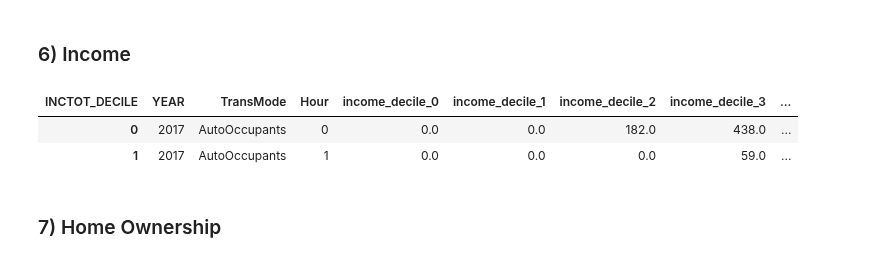
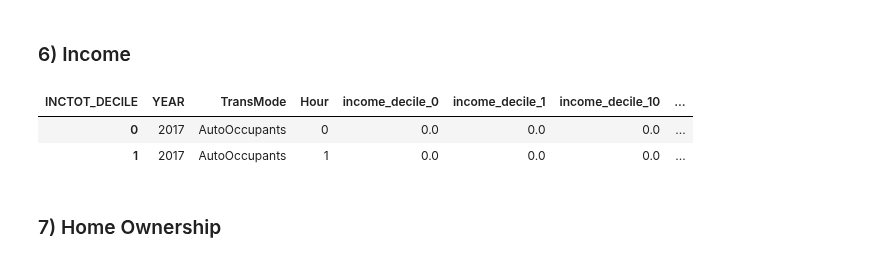
Before and after one commit to BNewborn/mobility-electrification, a Jupyter notebook: 01_DataExploration_and_Engineering/02_IPUMS_DataCleaning.ipynb, the cells around one changed output. Saved outputs shown, nothing was run; the diff lists cells and outputs as text; code cells hidden in the pictures.

```diff
--- a/01_DataExploration_and_Engineering/02_IPUMS_DataCleaning.ipynb
+++ b/01_DataExploration_and_Engineering/02_IPUMS_DataCleaning.ipynb
@@ -188,34 +188,34 @@ total_people_by_health_binaries.head(2)
 # %%
 ### Income binned into deciles using weighted (via PERWT) 2019 incomes
 # https://www.statsmodels.org/stable/generated/statsmodels.stats.weightstats.DescrStatsW.html
 
 weighted_income_stats = DescrStatsW(ipums_df[ipums_df["YEAR"]==2019]['INCTOT'],weights=ipums_df[ipums_df["YEAR"]==2019]["PERWT"])
 #https://statisticalatlas.com/region/Northeast/Household-Income - Numbers match other sources
 income_bucket_limits = weighted_income_stats.quantile([x for x in np.arange(0,1,0.1)],return_pandas=False)
 
 def bucket_incomes(income):
     for list_idx, amt in enumerate(income_bucket_limits):
         if income <= amt:
             return f"income_decile_{list_idx}"
-    return f"income_quintile_{list_idx}"
+    return f"income_decile_{list_idx+1}"
 
 ipums_df['INCTOT_DECILE']=ipums_df["INCTOT"].apply(bucket_incomes)
 total_people_by_tranmode_hour_incomedecile_ct = \
 ipums_df.groupby(by=["YEAR","TRANWORK_HBDMATCH","ARRIVES_HOUR","INCTOT_DECILE"])\
     .agg({"PERWT":"sum"})\
 .pivot_table(index=["YEAR",'TRANWORK_HBDMATCH',"ARRIVES_HOUR"],columns="INCTOT_DECILE",values='PERWT')
 
 
 total_people_by_tranmode_hour_incomedecile_ct.fillna(0,inplace=True)
 total_people_by_tranmode_hour_incomedecile_ct.reset_index(inplace=True)
 total_people_by_tranmode_hour_incomedecile_ct.rename({"TRANWORK_HBDMATCH":"TransMode","ARRIVES_HOUR":"Hour","PERWT":"Estimated_Commuters"}\
                                                      ,axis=1,inplace=True)
 
 total_people_by_tranmode_hour_incomedecile_ct.head(2)
 # %% [output]
-| INCTOT_DECILE | YEAR | TransMode | Hour | income_decile_0 | income_decile_1 | income_decile_2 | income_decile_3 | ... |
-| 0 | 2017 | AutoOccupants | 0 | 0.0 | 0.0 | 182.0 | 438.0 | ... |
-| 1 | 2017 | AutoOccupants | 1 | 0.0 | 0.0 | 0.0 | 59.0 | ... |
+| INCTOT_DECILE | YEAR | TransMode | Hour | income_decile_0 | income_decile_1 | income_decile_10 | ... |
+| 0 | 2017 | AutoOccupants | 0 | 0.0 | 0.0 | 0.0 | ... |
+| 1 | 2017 | AutoOccupants | 1 | 0.0 | 0.0 | 0.0 | ... |
 # %% [markdown]
 ### 7) Home Ownership
 # %%
```
Also changed, not shown: 2 other files.
